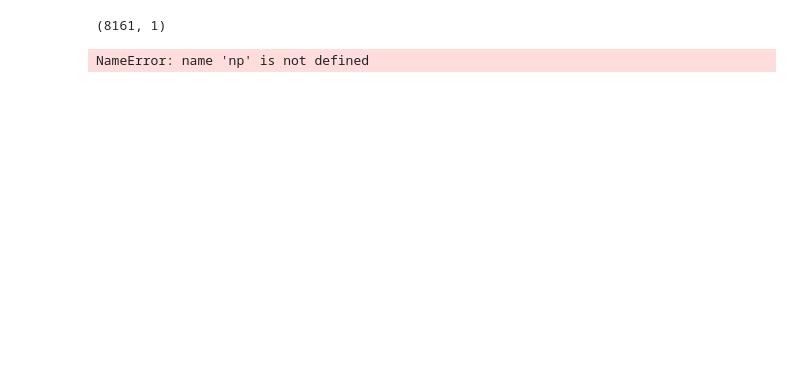
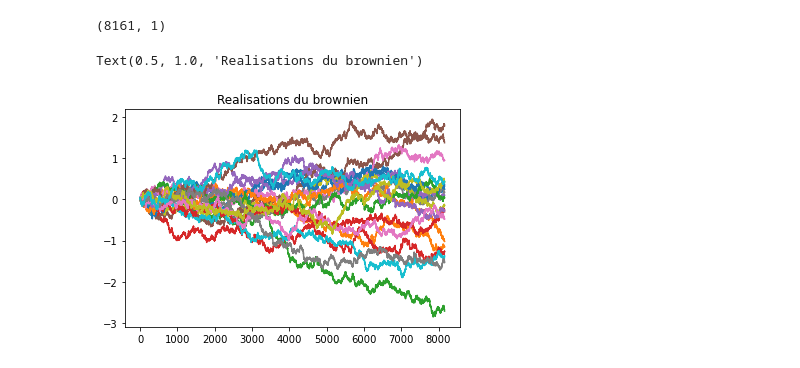
Before and after one commit to ThGail/Technical_Analysis, a Jupyter notebook: Notebook.ipynb, the cells around one changed output. Cells and saved outputs as stored; diff of their text form; code cells hidden in the pictures; blank space fills up the shorter version.

Commit message:
adding rolling mean and fixing brownian name fonction

```diff
--- a/Notebook.ipynb
+++ b/Notebook.ipynb
@@ -1,60 +1,32 @@
 # %%
 # -*- coding: utf-8 -*-
 
-#import pandas as pd
 import numpy as np
 import matplotlib.pyplot as plt
 from scipy.stats import norm
+import pandas as np
+import yfinance as yf
+import pandas as pd
+
 from brownian_motion import *
-
-T=1 # temps final
-N=255*8*4
-dt=T/N
-timerange = np.linspace(0,T,N+1,endpoint=True)
-timerange=timerange[:,None]
-print(timerange.shape)
-
-
-M=150 #no de realisations
-#construction de Wt:
-Wt = brownian_motion(maturity = T, steps = N, no_realisations = M)
-
-plt.figure()
-plt.subplot(1,2,1)
-plt.plot(Wt)
-plt.title('Realisations du brownien')
-
-S0=100.0
-mu=0.1
-sigma=0.15
-taux_r=0.05
-
-def sousjacent(mu,sigma,t,Wt):
-  """ Rend les realisations de St une fois donne le tmps et Wt
-  avec la formule St = S0 * exp( (mu-sigma*sigma/2.0)*t + sigma*Wt)  """
-  return S0*np.exp( (mu-sigma**2.0/2.0)*t+ sigma*Wt)
-
-St= sousjacent(mu,sigma,timerange,Wt)
-plt.subplot(1,2,2)
-plt.plot(St)
-plt.title('Realisations du sous-jacent')
-plt.savefig("realisations_Wt_St.jpg")
+from technical_analysis import *
-# %% [output]
-(8161, 1)
-NameError: name 'np' is not defined
 # %%
-def brownian_motion(maturity = 1, steps = 255, no_realisations = 100):
+T=1 # temps final
+N=255*8*4
+dt=T/N
+timerange = np.linspace(0,T,N+1,endpoint=True)
+timerange=timerange[:,None]
+print(timerange.shape)
 
-    dt = maturity/steps
 
-    timerange = np.linspace(0, maturity, steps + 1, endpoint=True)
-    timerange = timerange[:,None]
+M=20 #no de realisations
+#construction de Wt:
+Wt, _ = create_brownian_motion(maturity = T, steps = N, no_realisations = M)
 
-    Wt = np.zeros((steps + 1, no_realisations))
-
-    dW = np.sqrt(dt) * np.random.randn(steps, no_realisations)
-
-    Wt[1:,:] = np.cumsum(dW,0)
-
-    return Wt
+plt.plot(Wt)
+plt.title('Realisations du brownien')
+# %% [output]
+(8161, 1)
+Text(0.5, 1.0, 'Realisations du brownien')
+[figure, added]
 # %%
```
Also changed, not shown: parts of 6 cells of this notebook, 3 other files.
